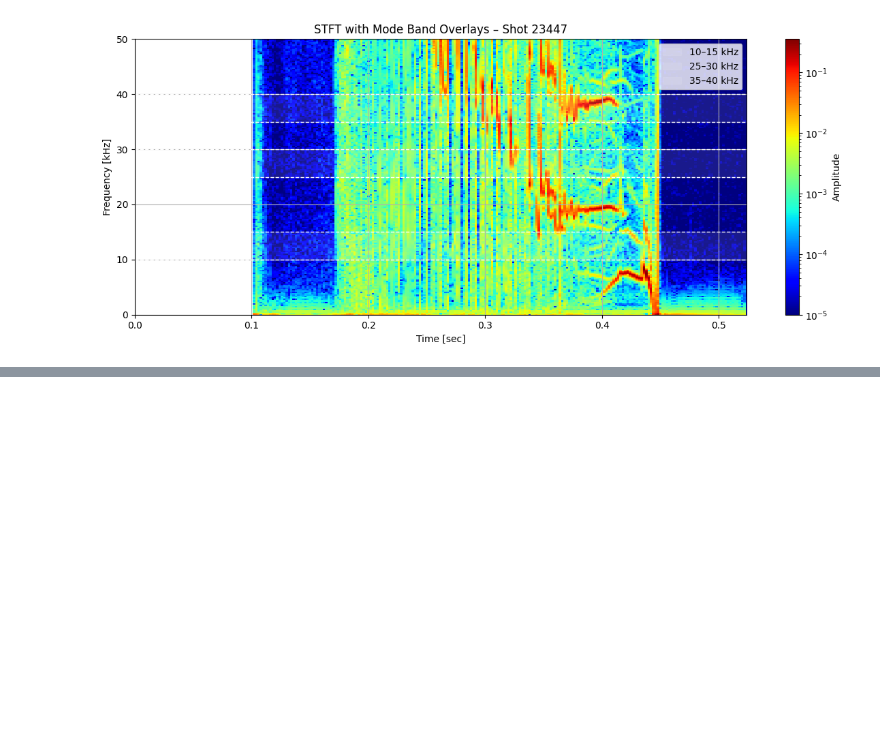
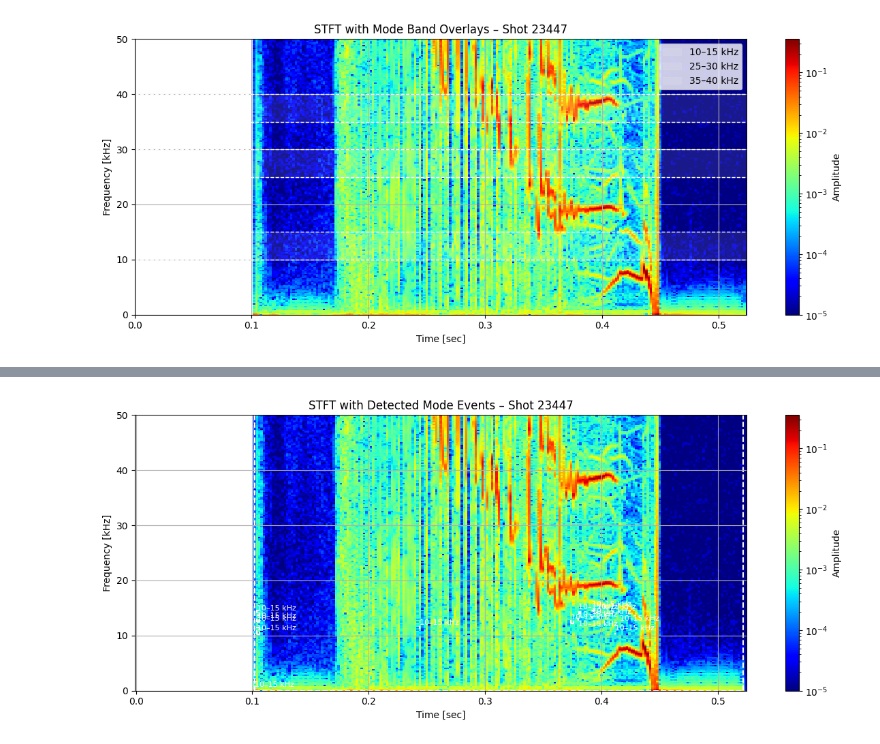
Before and after one commit to praksharma/Knowledge-Base, a Jupyter notebook: _sources/Theory/3. MHD modes/6. Contour detection.ipynb, the cells around one changed output, grey strips where cells are left out. Saved outputs shown, nothing was run; the diff lists cells and outputs as text; code cells hidden in the pictures; blank space fills up the shorter version.

```diff
--- a/_sources/Theory/3. MHD modes/6. Contour detection.ipynb
+++ b/_sources/Theory/3. MHD modes/6. Contour detection.ipynb
@@ -321,0 +377,15 @@ plot_spectrogram_with_bands(Zxx_list[0], f_list[0], t_list[0], bands_kHz, shot_i
+# %%
+import pandas as pd
+from matplotlib.patches import Rectangle
+
+def display_event_table(events):
+    df = pd.DataFrame(events)
+    display(df)
+Zxx = Zxx_list[0]
+f = f_list[0]
+t = t_list[0]
+
+mask = compute_binary_mask(Zxx, threshold=1e-3)
+labeled_mask, num_events = label_mode_events(mask)
+events = extract_event_properties(labeled_mask, f, t, band_kHz=(10, 15))
+display_event_table(events)
@@ -321,0 +454,8 @@ plot_spectrogram_with_bands(Zxx_list[0], f_list[0], t_list[0], bands_kHz, shot_i
+# %%
+mask = compute_binary_mask(Zxx_list[0], threshold=1e-3)
+labeled_mask, _ = label_mode_events(mask)
+events = extract_event_properties(labeled_mask, f_list[0], t_list[0], band_kHz=(10, 15))
+
+plot_spectrogram_with_events(Zxx_list[0], f_list[0], t_list[0], events, shot_id=shot_ids[0])
+# %% [output]
+[figure, added]
```
Also changed, not shown: parts of 7 cells of this notebook, 6 other files.
